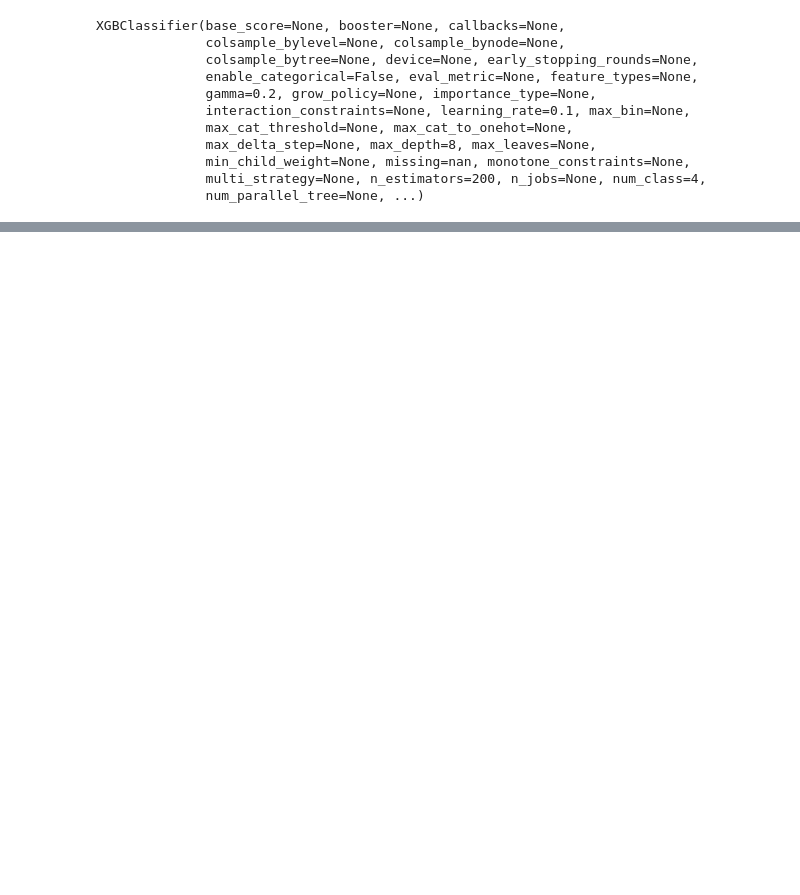
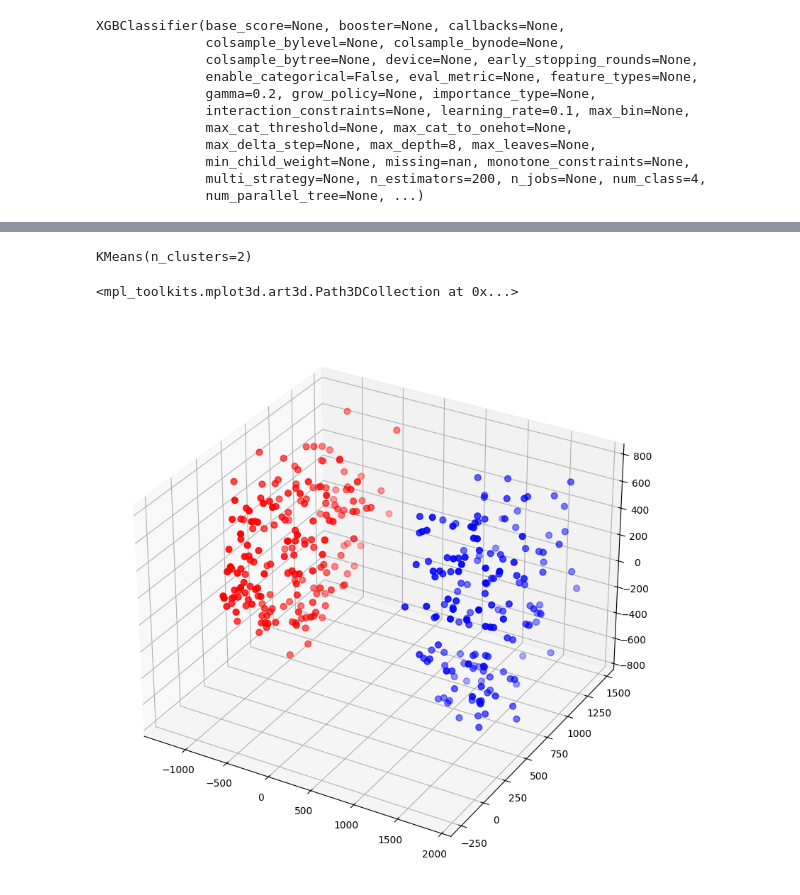
Before and after one commit to omarlila/Data-Science-Tools-project, a Jupyter notebook: Data science tools project.ipynb, the cells around one changed output, grey strips where cells are left out. Saved outputs shown, nothing was run; the diff lists cells and outputs as text; code cells hidden in the pictures; blank space fills up the shorter version.

```diff
--- a/Data science tools project.ipynb
+++ b/Data science tools project.ipynb
@@ -333,0 +282,24 @@ KMeans(n_clusters=2)
+# %%
+km = KMeans(n_clusters = 2)
+km.fit(varlist)
+# %% [output]
+KMeans(n_clusters=2)
+# %%
+three_componenets_pca = PCA(n_components=3, random_state=42)
+# %%
+clustered_data = three_componenets_pca.fit_transform(varlist)
+# %%
+labels = kmeans.predict(varlist)
+centroids = kmeans.cluster_centers_
+# %%
+fig = plt.figure(figsize=(10,10))
+ax = fig.add_subplot(projection = '3d')
+
+x = np.array(labels==0)
+y = np.array(labels==1)
+
+ax.scatter(clustered_data[x,0],clustered_data[x,1],clustered_data[x,2],c="blue",s=40,label="C1")
+ax.scatter(clustered_data[y,0],clustered_data[y,1],clustered_data[y,2],c="red",s=40,label="C2")
+# %% [output]
+<mpl_toolkits.mplot3d.art3d.Path3DCollection at 0x...>
+[figure, added]
```
Also changed, not shown: parts of 27 cells of this notebook.
